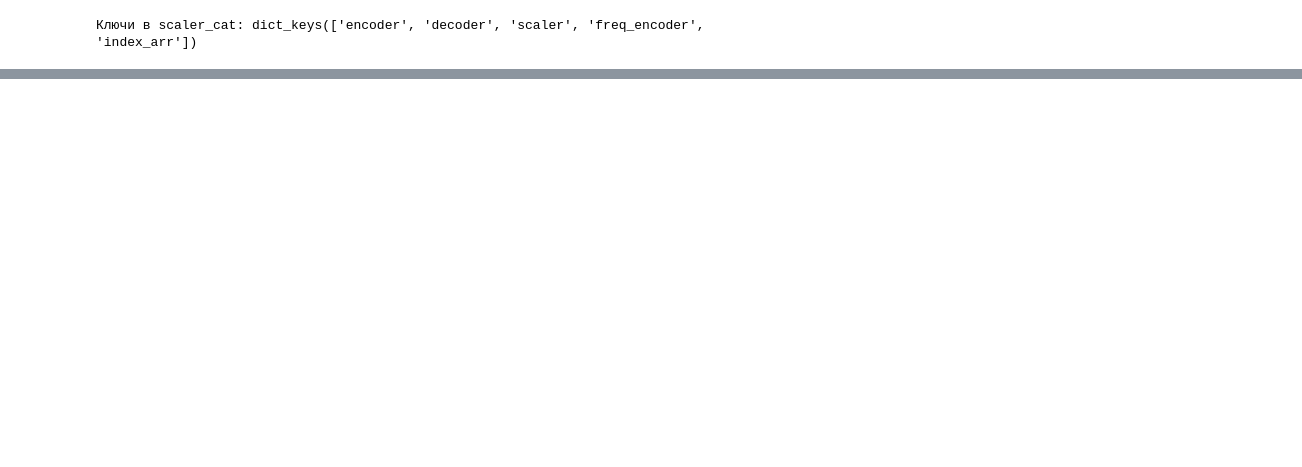
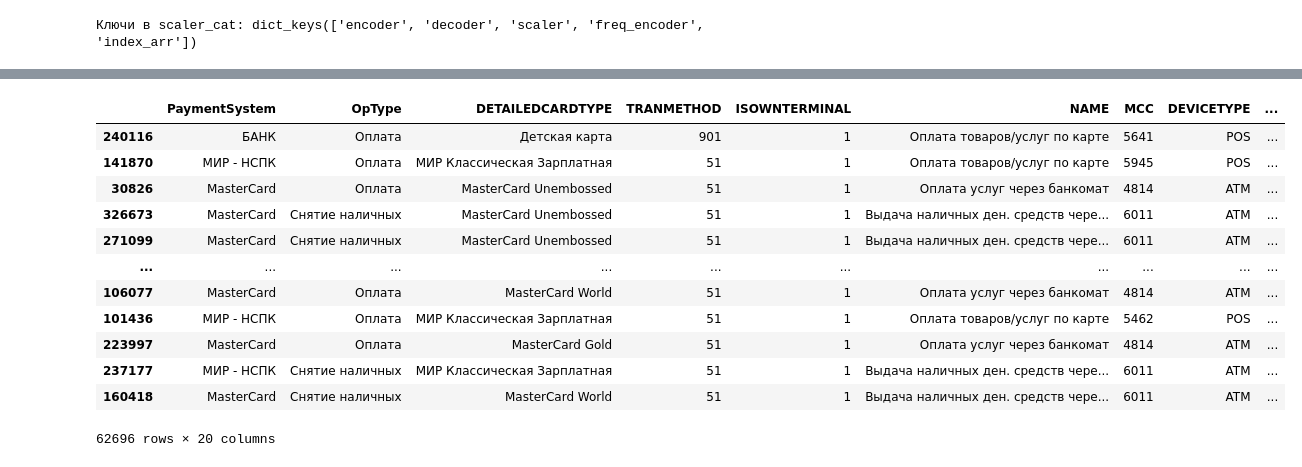
Before and after one commit to ievlev-k/TRGAN, a Jupyter notebook: load_model.ipynb, the cells around one changed output, grey strips where cells are left out. Drawn from its saved outputs; the diff is of its cells as text; code cells hidden in the pictures; blank space fills up the shorter version.

```diff
--- a/load_model.ipynb
+++ b/load_model.ipynb
@@ -270,3 +262,19 @@ synth_df.head()
+# %%
+synth_df[synth_df['REGION'] != 'VIRTUAL']
+# %% [output]
+|  | PaymentSystem | OpType | DETAILEDCARDTYPE | TRANMETHOD | ISOWNTERMINAL | NAME | MCC | DEVICETYPE | ... |
+| 240116 | БАНК | Оплата | Детская карта | 901 | 1 | Оплата товаров/услуг по карте | 5641 | POS | ... |
+| 141870 | МИР - НСПК | Оплата | МИР Классическая Зарплатная | 51 | 1 | Оплата товаров/услуг по карте | 5945 | POS | ... |
+| 30826 | MasterCard | Оплата | MasterCard Unembossed | 51 | 1 | Оплата услуг через банкомат | 4814 | ATM | ... |
+| 326673 | MasterCard | Снятие наличных | MasterCard Unembossed | 51 | 1 | Выдача наличных ден. средств чере... | 6011 | ATM | ... |
+| 271099 | MasterCard | Снятие наличных | MasterCard Unembossed | 51 | 1 | Выдача наличных ден. средств чере... | 6011 | ATM | ... |
+| ... | ... | ... | ... | ... | ... | ... | ... | ... | ... |
+| 106077 | MasterCard | Оплата | MasterCard World | 51 | 1 | Оплата услуг через банкомат | 4814 | ATM | ... |
+| 101436 | МИР - НСПК | Оплата | МИР Классическая Зарплатная | 51 | 1 | Оплата товаров/услуг по карте | 5462 | POS | ... |
+| 223997 | MasterCard | Оплата | MasterCard Gold | 51 | 1 | Оплата услуг через банкомат | 4814 | ATM | ... |
+| 237177 | МИР - НСПК | Снятие наличных | МИР Классическая Зарплатная | 51 | 1 | Выдача наличных ден. средств чере... | 6011 | ATM | ... |
+| 160418 | MasterCard | Снятие наличных | MasterCard World | 51 | 1 | Выдача наличных ден. средств чере... | 6011 | ATM | ... |
+62696 rows × 20 columns
 # %%
 synth_df.to_csv('Data/Sber/Clear/transact_400000_samples.csv',
           index=False,           # Не записывать индексы
```
Also changed, not shown: parts of 20 cells of this notebook, 3 other files.
